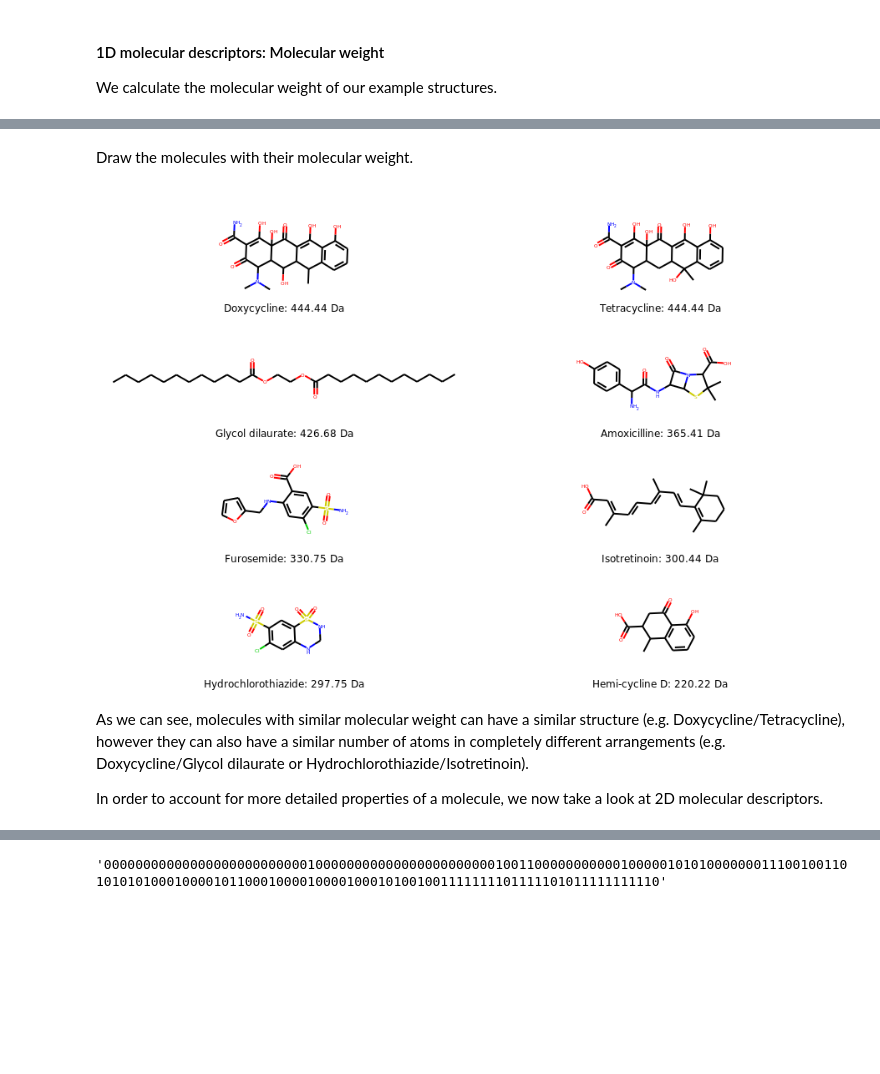
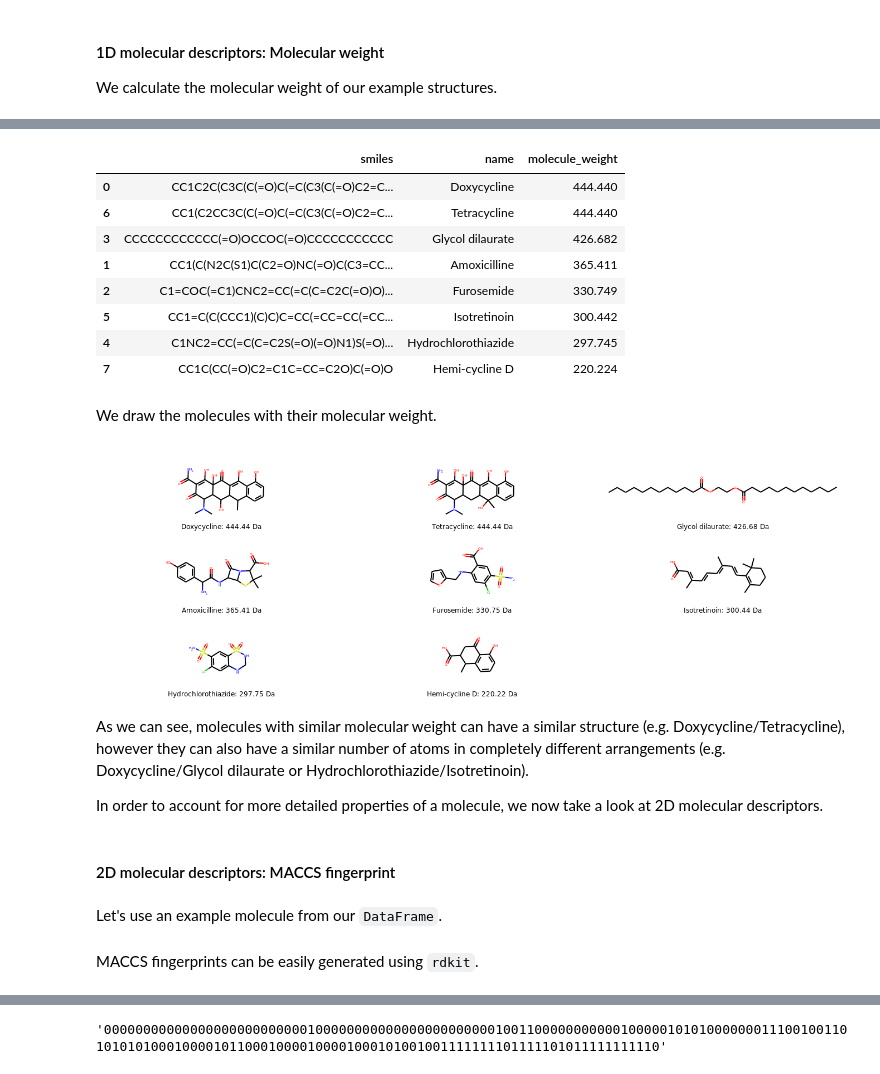
Before and after one commit to volkamerlab/teachopencadd, a Jupyter notebook: teachopencadd/talktorials/004_compound_similarity/talktorial.ipynb, the cells around one changed output, grey strips where cells are left out. Cells and saved outputs as stored; diff of their text form; code cells hidden in the pictures; blank space fills up the shorter version.

Commit message:
Refactor example molecule code

```diff
--- a/teachopencadd/talktorials/004_compound_similarity/talktorial.ipynb
+++ b/teachopencadd/talktorials/004_compound_similarity/talktorial.ipynb
@@ -233,0 +228,5 @@ Draw.MolsToGridImage(molecules, molsPerRow=2, subImgSize=(450, 150), legends=mol
+# %%
+molecules_df = pd.DataFrame({"smiles": molecule_smiles, "name": molecule_names})
+PandasTools.AddMoleculeColumnToFrame(molecules_df, smilesCol='smiles')
+# Show first 2 molecules
+molecules_df.head(2)
@@ -245 +261,7 @@ molecule_weights = [Descriptors.MolWt(molecule) for molecule in molecules]
+# %%
+# Note -- we use pandas apply function to apply the MolWt function
+# to all ROMol objects in the DataFrame
+molecules_df["molecule_weight"] = molecules_df.apply(lambda x: Descriptors.MolWt(x["ROMol"]), axis=1)
+# Sort molecules by molecular weight
+molecules_df = molecules_df.sort_values(["molecule_weight"], ascending=False)
 # %% [markdown]
@@ -247,16 +268,0 @@ We draw our molecular structures with their similar molecular weight for visual
-# %%
-# Generate DataFrame for the results
-molecules_df = pd.DataFrame(
-    {
-        "smiles": molecule_smiles,
-        "name": molecule_names,
-        "molecule_weight": molecule_weights,
-    }
-)
-
-# Add molecule column
-PandasTools.AddMoleculeColumnToFrame(molecules_df, smilesCol='smiles')
-
-# Sort by molecular weight
-molecules_sorted_df = molecules_df.sort_values(["molecule_weight"], ascending=False)
-molecules_sorted_df[["smiles", "name", "molecule_weight"]]
@@ -273,20 +269,37 @@ molecules_sorted_df[["smiles", "name", "molecule_weight"]]
+# %%
+# Show only molecule names and molecular weights
+molecules_df[["smiles", "name", "molecule_weight"]]
+# %% [output]
+|  | smiles | name | molecule_weight |
+| 0 | CC1C2C(C3C(C(=O)C(=C(C3(C(=O)C2=C... | Doxycycline | 444.440 |
+| 6 | CC1(C2CC3C(C(=O)C(=C(C3(C(=O)C2=C... | Tetracycline | 444.440 |
+| 3 | CCCCCCCCCCCC(=O)OCCOC(=O)CCCCCCCCCCC | Glycol dilaurate | 426.682 |
+| 1 | CC1(C(N2C(S1)C(C2=O)NC(=O)C(C3=CC... | Amoxicilline | 365.411 |
+| 2 | C1=COC(=C1)CNC2=CC(=C(C=C2C(=O)O)... | Furosemide | 330.749 |
+| 5 | CC1=C(C(CCC1)(C)C)C=CC(=CC=CC(=CC... | Isotretinoin | 300.442 |
+| 4 | C1NC2=CC(=C(C=C2S(=O)(=O)N1)S(=O)... | Hydrochlorothiazide | 297.745 |
+| 7 | CC1C(CC(=O)C2=C1C=CC=C2O)C(=O)O | Hemi-cycline D | 220.224 |
 # %% [markdown]
-Draw the molecules with their molecular weight.
+We draw the molecules with their molecular weight.
 # %%
 Draw.MolsToGridImage(
-    molecules_sorted_df["ROMol"],
+    molecules_df["ROMol"],
     legends=[
         f"{molecule_name}: {str(round(molecule_weight, 2))} Da"
         for molecule_name, molecule_weight in zip(
-            molecules_sorted_df["name"],
-            molecules_sorted_df["molecule_weight"],
+            molecules_df["name"],
+            molecules_df["molecule_weight"],
         )
     ],
-    subImgSize=(450, 150), molsPerRow=2
+    subImgSize=(450, 150), molsPerRow=3
 )
 # %% [output]
-[figure, old version]
+[figure, new version]
 # %% [markdown]
 As we can see, molecules with similar molecular weight can have a similar structure (e.g. Doxycycline/Tetracycline), however they can also have a similar number of atoms in completely different arrangements (e.g. Doxycycline/Glycol dilaurate or Hydrochlorothiazide/Isotretinoin).
 
 In order to account for more detailed properties of a molecule, we now take a look at 2D molecular descriptors.
+# %% [markdown]
+#### 2D molecular descriptors: MACCS fingerprint
+# %% [markdown]
+Let's use an example molecule from our `DataFrame`.
@@ -292,0 +308,2 @@ In order to account for more detailed properties of a molecule, we now take a lo
+# %% [markdown]
+MACCS fingerprints can be easily generated using `rdkit`.
```
Also changed, not shown: parts of 64 cells of this notebook.
